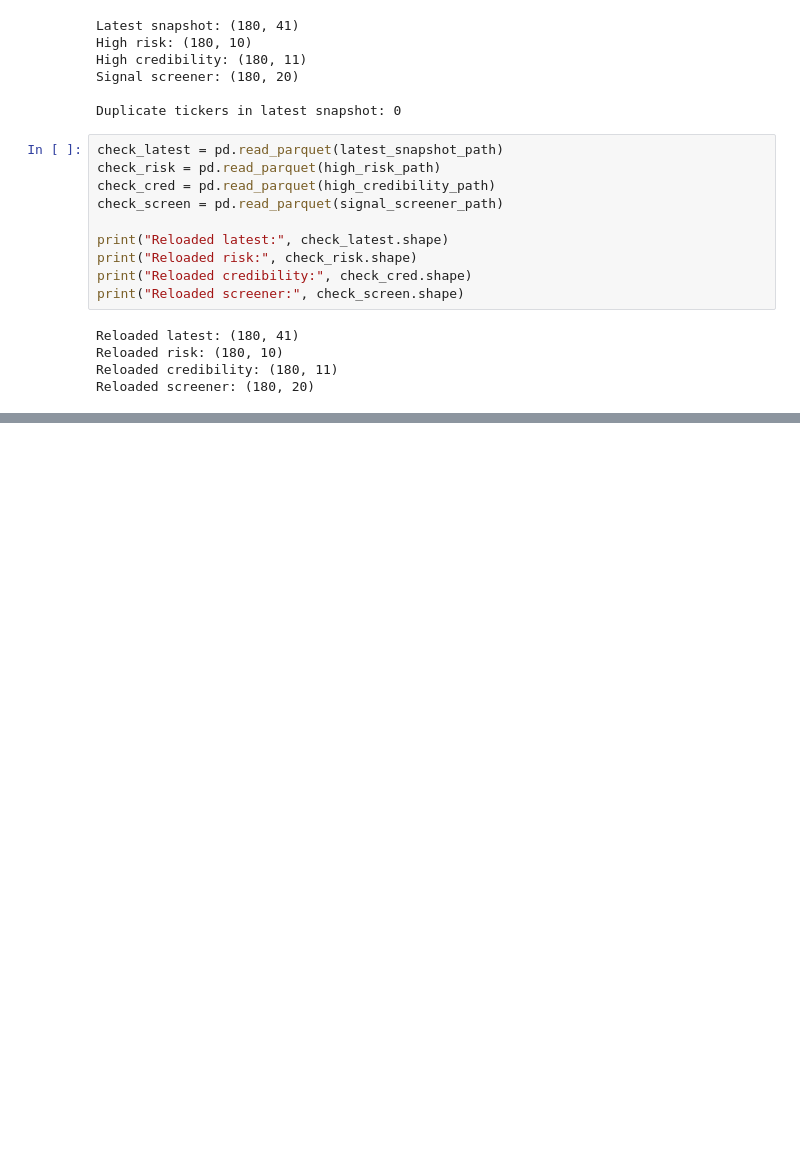
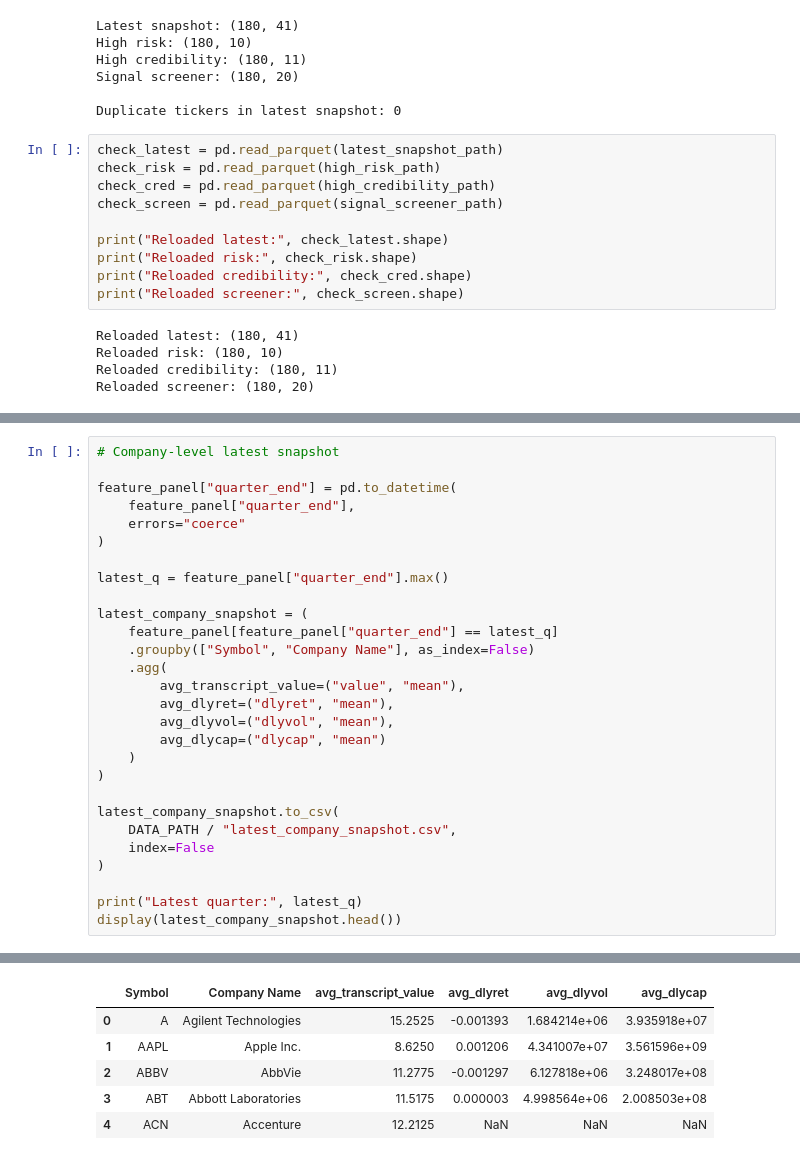
Before and after one commit to B2003R/FA-Project, a Jupyter notebook: notebooks/dasb_summary_tables.ipynb, the cells around one changed output, grey strips where cells are left out. Cells and saved outputs as stored; diff of their text form; blank space fills up the shorter version.

```diff
--- a/notebooks/dasb_summary_tables.ipynb
+++ b/notebooks/dasb_summary_tables.ipynb
@@ -258,0 +282,29 @@ Reloaded screener: (180, 20)
+# %%
+# Company-level latest snapshot
+
+feature_panel["quarter_end"] = pd.to_datetime(
+    feature_panel["quarter_end"],
+    errors="coerce"
+)
+
+latest_q = feature_panel["quarter_end"].max()
+
+latest_company_snapshot = (
+    feature_panel[feature_panel["quarter_end"] == latest_q]
+    .groupby(["Symbol", "Company Name"], as_index=False)
+    .agg(
+        avg_transcript_value=("value", "mean"),
+        avg_dlyret=("dlyret", "mean"),
+        avg_dlyvol=("dlyvol", "mean"),
+        avg_dlycap=("dlycap", "mean")
+    )
+)
+
+latest_company_snapshot.to_csv(
+    DATA_PATH / "latest_company_snapshot.csv",
+    index=False
+)
+
+print("Latest quarter:", latest_q)
+display(latest_company_snapshot.head())
+# %% [output]
@@ -258,0 +312,6 @@ Reloaded screener: (180, 20)
+|  | Symbol | Company Name | avg_transcript_value | avg_dlyret | avg_dlyvol | avg_dlycap |
+| 0 | A | Agilent Technologies | 15.2525 | -0.001393 | 1.684214e+06 | 3.935918e+07 |
+| 1 | AAPL | Apple Inc. | 8.6250 | 0.001206 | 4.341007e+07 | 3.561596e+09 |
+| 2 | ABBV | AbbVie | 11.2775 | -0.001297 | 6.127818e+06 | 3.248017e+08 |
+| 3 | ABT | Abbott Laboratories | 11.5175 | 0.000003 | 4.998564e+06 | 2.008503e+08 |
+| 4 | ACN | Accenture | 12.2125 | NaN | NaN | NaN |
```
Also changed, not shown: parts of 4 cells of this notebook, 13 other files.
